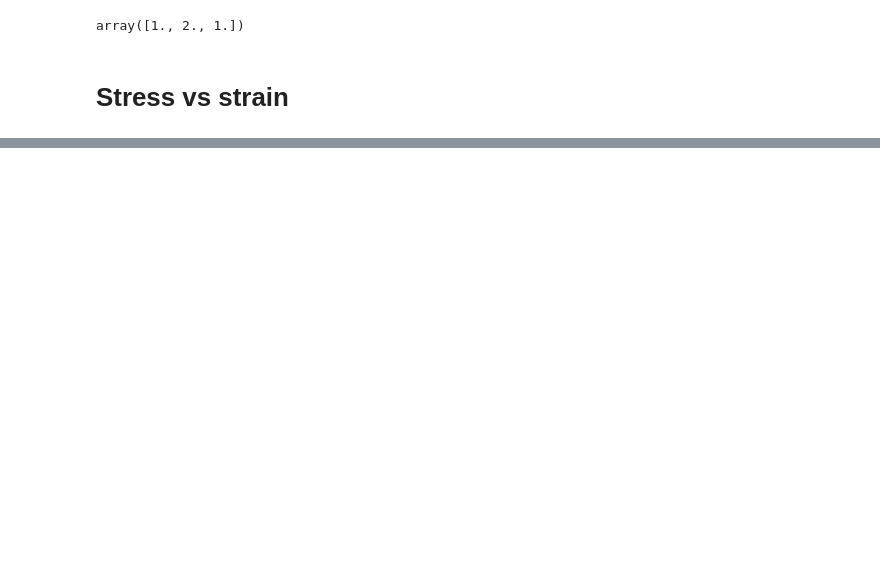
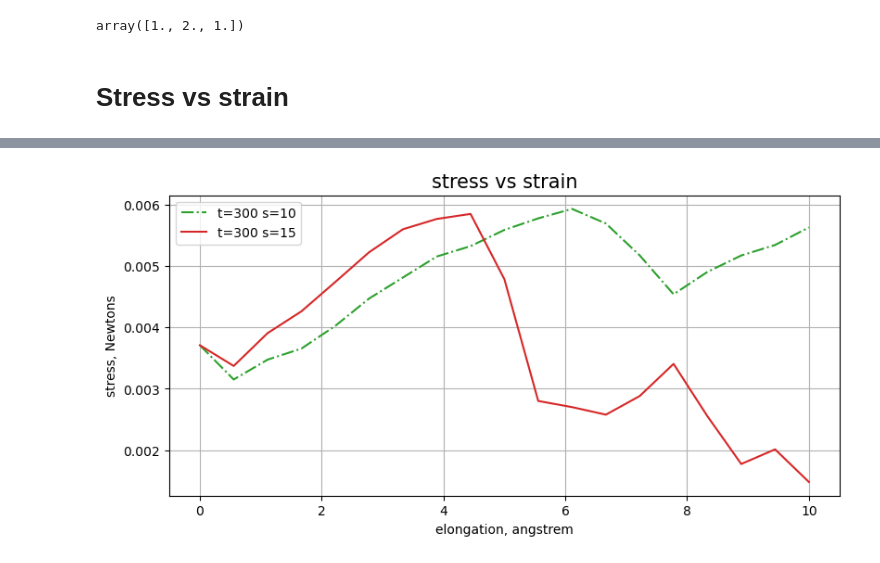
Before and after one commit to maximelianos/molecular-dynamics, a Jupyter notebook: plot/milestone09.ipynb, the cells around one changed output, grey strips where cells are left out. Cells and saved outputs as stored; diff of their text form; code cells hidden in the pictures; blank space fills up the shorter version.

```diff
--- a/plot/milestone09.ipynb
+++ b/plot/milestone09.ipynb
@@ -50,0 +59,18 @@ fig.savefig("fig.pdf")
+# %%
+max_strain = 10.0
+x = np.linspace(0, max_strain, len(stress))
+
+fig, axs = plt.subplots(1, 1, layout='constrained', figsize=(8,4))
+
+axs.set_title('stress vs strain',fontsize=15)
+axs.plot(x, stress1, linestyle='-.', color='tab:green', label='t=300 s=10')
+axs.plot(x, stress2, linestyle='-', color='tab:red', label='t=300 s=15')
+
+axs.grid(True)
+axs.set_xlabel('elongation, angstrem',  fontsize=10)
+axs.set_ylabel('stress, Newtons',  fontsize=10)
+axs.legend(fontsize=10)
+
+fig.savefig("fig.pdf")
+# %% [output]
+[figure, added]
```
Also changed, not shown: parts of 1 cell of this notebook, 7 other files.
